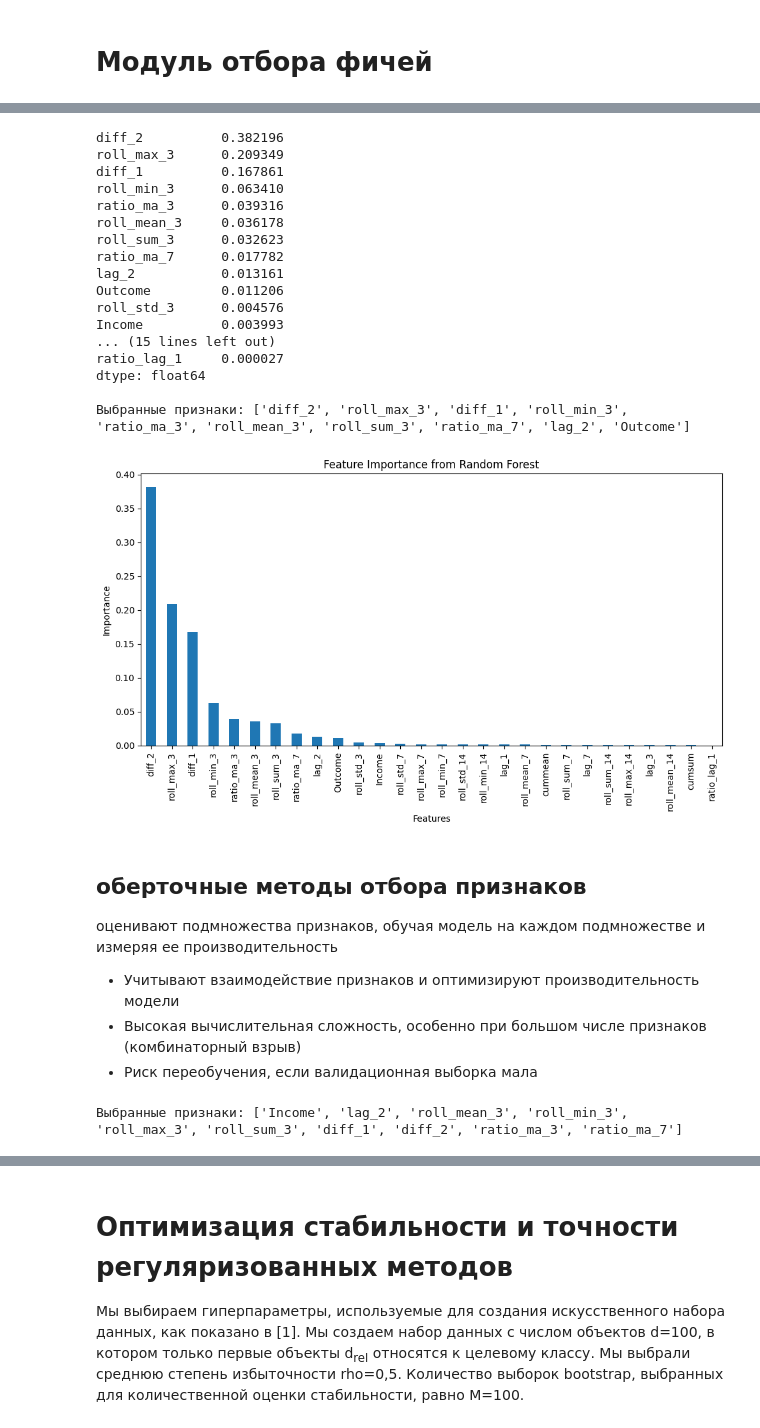
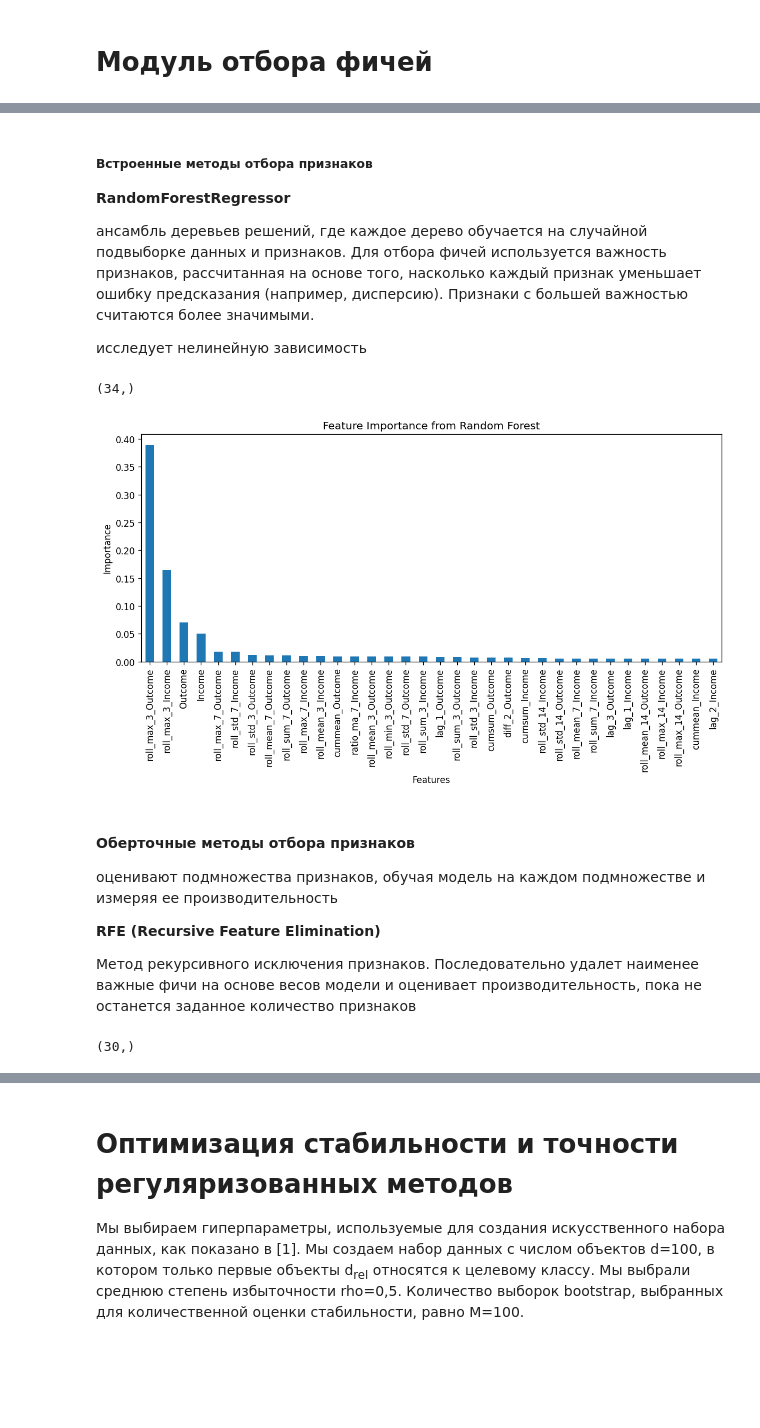
Before and after one commit to kiripcha/-FTIAD-Time-structured-data-analysis, a Jupyter notebook: Project/main.ipynb, the cells around one changed output, grey strips where cells are left out. Saved outputs shown, nothing was run; the diff lists cells and outputs as text; code cells hidden in the pictures; blank space fills up the shorter version.

```diff
--- a/Project/main.ipynb
+++ b/Project/main.ipynb
@@ -860,8 +860,8 @@ def create_balance_features(df, target_col='Balance'):
 
     return df
 
-feature_engineering_data = create_balance_features(merged_data, 'Balance')
-feature_engineering_data = create_balance_features(feature_engineering_data, 'Income')
+# feature_engineering_data = create_balance_features(merged_data, 'Balance')
+feature_engineering_data = create_balance_features(merged_data, 'Income')
 feature_engineering_data = create_balance_features(feature_engineering_data, 'Outcome')
 feature_engineering_data.head()
 # %% [output]
@@ -2542,6 +2542,8 @@ plt.tight_layout()
 # %% [markdown]
 # Модуль отбора фичей
 # %%
+data = feature_engineering_data.copy()
+
 target = 'Balance'
 features = [col for col in data.columns if col not in ['Date', target]]
 
@@ -2559,55 +2556,47 @@ X_scaled = pd.DataFrame(X_scaled, columns=features)
+# %% [markdown]
+##### Встроенные методы отбора признаков
+**RandomForestRegressor**
+
+ансамбль деревьев решений, где каждое дерево обучается на случайной подвыборке данных и признаков. Для отбора фичей используется важность признаков, рассчитанная на основе того, насколько каждый признак уменьшает ошибку предсказания (например, дисперсию). Признаки с большей важностью считаются более значимыми.
+
+исследует нелинейную зависимость
 # %%
 from sklearn.ensemble import RandomForestRegressor
 
 rf = RandomForestRegressor(n_estimators=100, random_state=42, n_jobs=-1)
 rf.fit(X_scaled, y)
 
 feature_importance = pd.Series(rf.feature_importances_, index=features).sort_values(ascending=False)
-selected_features = feature_importance[feature_importance > 0.01].index.tolist()
+selected_features = feature_importance[feature_importance > 0.005]
 
-print(feature_importance)
-print("\nВыбранные признаки:", selected_features)
+selected_features_RandomForestRegressor = selected_features.index.tolist()
+print(selected_features.shape)
 
 plt.figure(figsize=(10, 6))
-feature_importance.plot(kind='bar')
+selected_features.plot(kind='bar')
 plt.title('Feature Importance from Random Forest')
 plt.xlabel('Features')
 plt.ylabel('Importance')
 plt.tight_layout()
 # %% [output]
-diff_2          0.382196
-roll_max_3      0.209349
-diff_1          0.167861
-roll_min_3      0.063410
-ratio_ma_3      0.039316
-roll_mean_3     0.036178
-roll_sum_3      0.032623
-ratio_ma_7      0.017782
-lag_2           0.013161
-Outcome         0.011206
-roll_std_3      0.004576
-Income          0.003993
-... (15 lines left out)
-ratio_lag_1     0.000027
-dtype: float64
-
-Выбранные признаки: ['diff_2', 'roll_max_3', 'diff_1', 'roll_min_3', 'ratio_ma_3', 'roll_mean_3', 'roll_sum_3', 'ratio_ma_7', 'lag_2', 'Outcome']
+(34,)
-[figure, old version]
+[figure, new version]
 # %% [markdown]
-## оберточные методы отбора признаков
+#### Оберточные методы отбора признаков
+оценивают подмножества признаков, обучая модель на каждом подмножестве и измеряя ее производительность
 
-оценивают подмножества признаков, обучая модель на каждом подмножестве и измеряя ее производительность
-- Учитывают взаимодействие признаков и оптимизируют производительность модели
-- Высокая вычислительная сложность, особенно при большом числе признаков (комбинаторный взрыв)
-- Риск переобучения, если валидационная выборка мала
+**RFE (Recursive Feature Elimination)**
+
+Метод рекурсивного исключения признаков. Последовательно удалет наименее важные фичи на основе весов модели и оценивает производительность, пока не останется заданное количество признаков
 # %%
-from sklearn.ensemble import GradientBoostingRegressor
+from sklearn.linear_model import LinearRegression
 from sklearn.feature_selection import RFE
 
-model = GradientBoostingRegressor(n_estimators=100, random_state=42)
-rfe = RFE(estimator=model, n_features_to_select=10)
+model = LinearRegression()
+rfe = RFE(estimator=model, n_features_to_select=30)
 rfe.fit(X_scaled, y)
-selected_features = X_scaled.columns[rfe.support_].tolist()
-print("Выбранные признаки:", selected_features)
+
+selected_features_RFE = X_scaled.columns[rfe.support_].tolist()
+X_scaled.columns[rfe.support_].shape
 # %% [output]
-Выбранные признаки: ['Income', 'lag_2', 'roll_mean_3', 'roll_min_3', 'roll_max_3', 'roll_sum_3', 'diff_1', 'diff_2', 'ratio_ma_3', 'ratio_ma_7']
+(30,)
```
Also changed, not shown: parts of 31 cells of this notebook.
